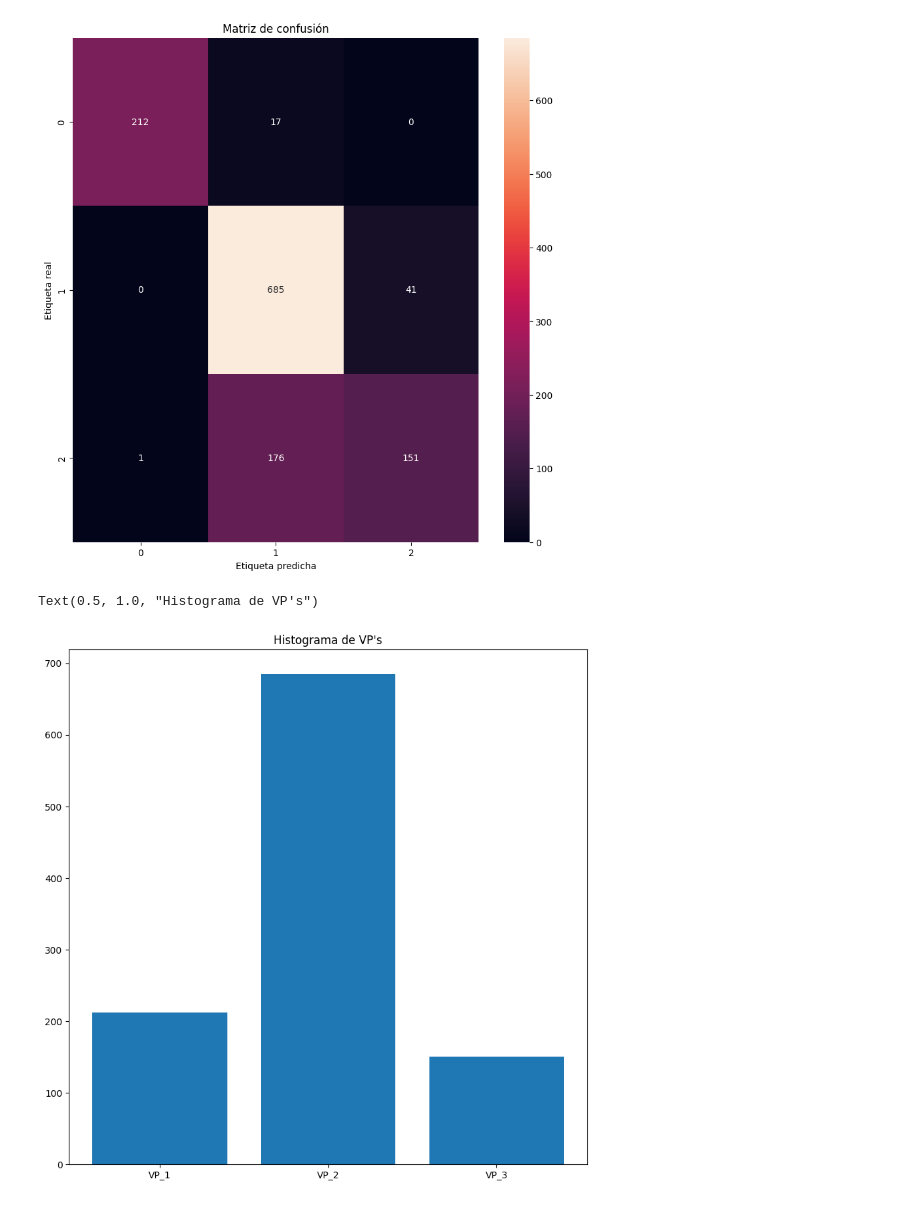
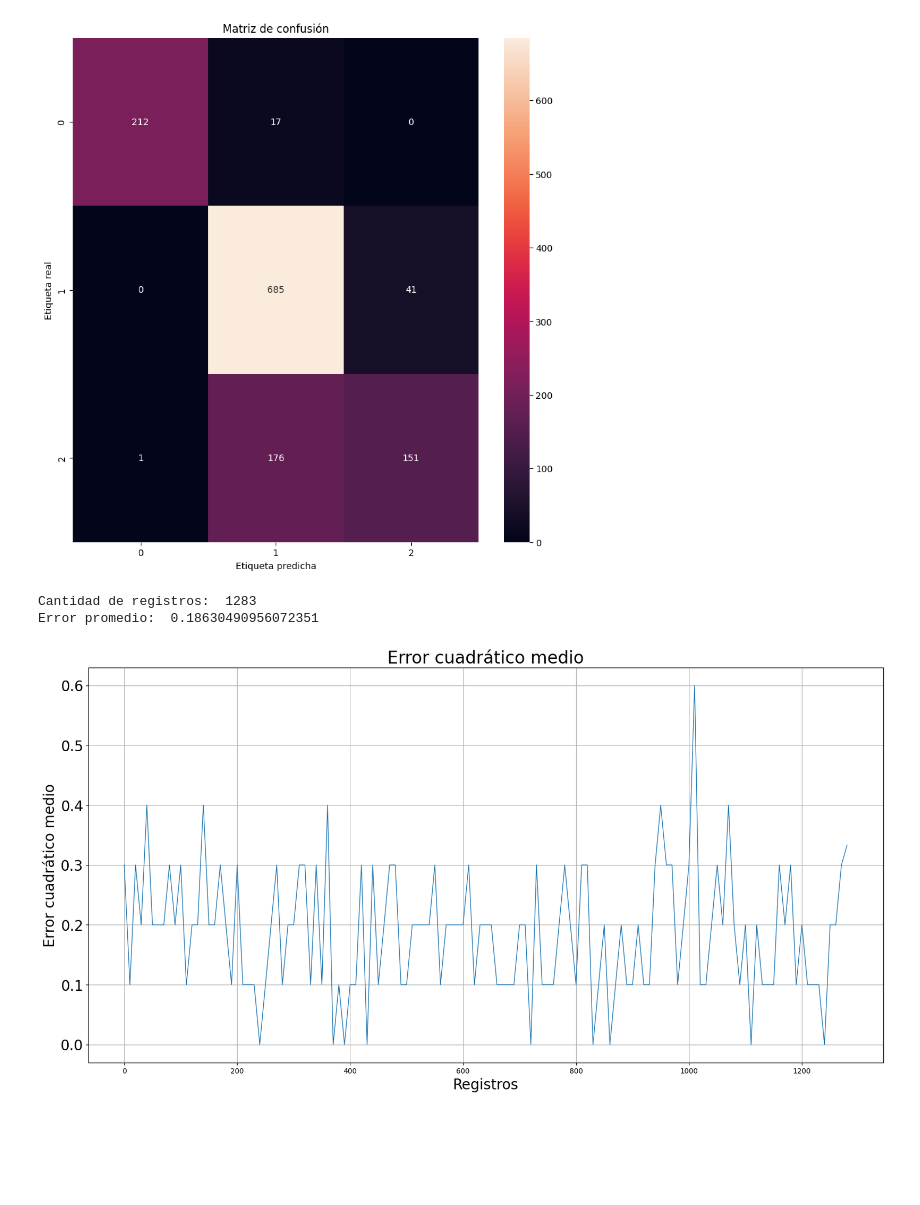
Before and after one commit to leocafo87/ProdDatos, a Jupyter notebook: notebooks/model.ipynb, the cells around one changed output. Saved outputs shown, nothing was run; the diff lists cells and outputs as text; code cells hidden in the pictures; blank space fills up the shorter version.

Commit message:
Añadiendo imagenes de reportería

```diff
--- a/notebooks/model.ipynb
+++ b/notebooks/model.ipynb
@@ -124,34 +124,48 @@ Matriz de confusión:
  [  0 685  41]
  [  1 176 151]]
 [figure]
-# %%
-#Extraer los VP y VN, FP y FN de la primera etiequta
-VP_1 = confusion_matrix(y_test, y_pred)[0][0]
-VN_1 = confusion_matrix(y_test, y_pred)[0][1]
-FP_1 = confusion_matrix(y_test, y_pred)[1][0]
-FN_1 = confusion_matrix(y_test, y_pred)[1][1]
-
-#Extraer los VP y VN, FP y FN de la segunda etiequta
-VP_2 = confusion_matrix(y_test, y_pred)[1][1]
-VN_2 = confusion_matrix(y_test, y_pred)[1][0]
-FP_2 = confusion_matrix(y_test, y_pred)[0][1]
-FN_2 = confusion_matrix(y_test, y_pred)[0][0]
-
-#Extraer los VP y VN, FP y FN de la tercera etiequta
-VP_3 = confusion_matrix(y_test, y_pred)[2][2]
-VN_3 = confusion_matrix(y_test, y_pred)[2][0]
-FP_3 = confusion_matrix(y_test, y_pred)[0][2]
-FN_3 = confusion_matrix(y_test, y_pred)[0][0]
-
-
-#Realizar un histograma de VP's, donde estos son el eje Y y las etiquetas son el eje X
-plt.figure(figsize=(10, 10))
-plt.bar(["VP_1", "VP_2", "VP_3"], [VP_1, VP_2, VP_3])
-plt.title("Histograma de VP's")
-# %% [output]
-Text(0.5, 1.0, "Histograma de VP's")
-[figure, removed]
 # %%
 #Guardado del modelo
 import pickle
 pickle.dump(model, open("../model/model.pkl", "wb"))
+# %%
+import pickle
+#Cargar el modelo
+model = pickle.load(open("../model/model.pkl", "rb"))
+# %%
+from sklearn.metrics import mean_squared_error
+import matplotlib.pyplot as plt
+import seaborn as sns
+#Cantidad de registros en el X_test_scaled
+print('Cantidad de registros: ', len(X_test_scaled))
+#Dividir el X_test_scaled de a 10 registros
+errores_list = []
+#Iterar y tomar cada 10 registros
+for i in range(0, len(X_test_scaled), 10):
+    #Tomar los 10 registros
+    X_test_scaled_1 = X_test_scaled.iloc[i:i+10]
+    #Predecir con el modelo
+    y_pred_1 = model.predict(X_test_scaled_1)
+    #Calcular el error
+    error = mean_squared_error(y_test.iloc[i:i+10], y_pred_1)
+    #Agregar el error a la lista
+    errores_list.append(error)
+#Calcular el promedio de los errores
+print('Error promedio: ', sum(errores_list)/len(errores_list))
+# %% [output]
+Cantidad de registros:  1283
+Error promedio:  0.18630490956072351
+# %%
+#Gráficar el error
+plt.figure(figsize=(20, 10))
+sns.lineplot(x=range(0, len(X_test_scaled), 10), y=errores_list)
+plt.title("Error cuadrático medio")
+#Linewidth
+plt.rcParams['lines.linewidth'] = 1
+plt.ylabel('Error cuadrático medio')
+plt.xlabel('Registros')
+plt.xticks(fontsize=10)
+plt.grid()
+plt.show()
+# %% [output]
+[figure, added]
```
Also changed, not shown: 5 other files.
